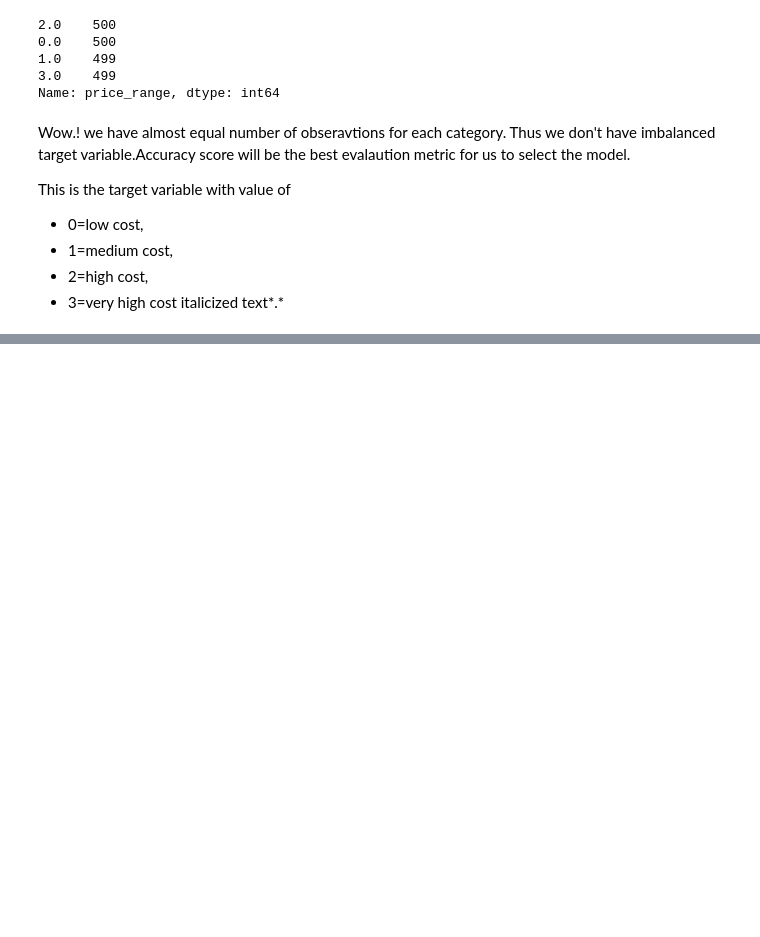
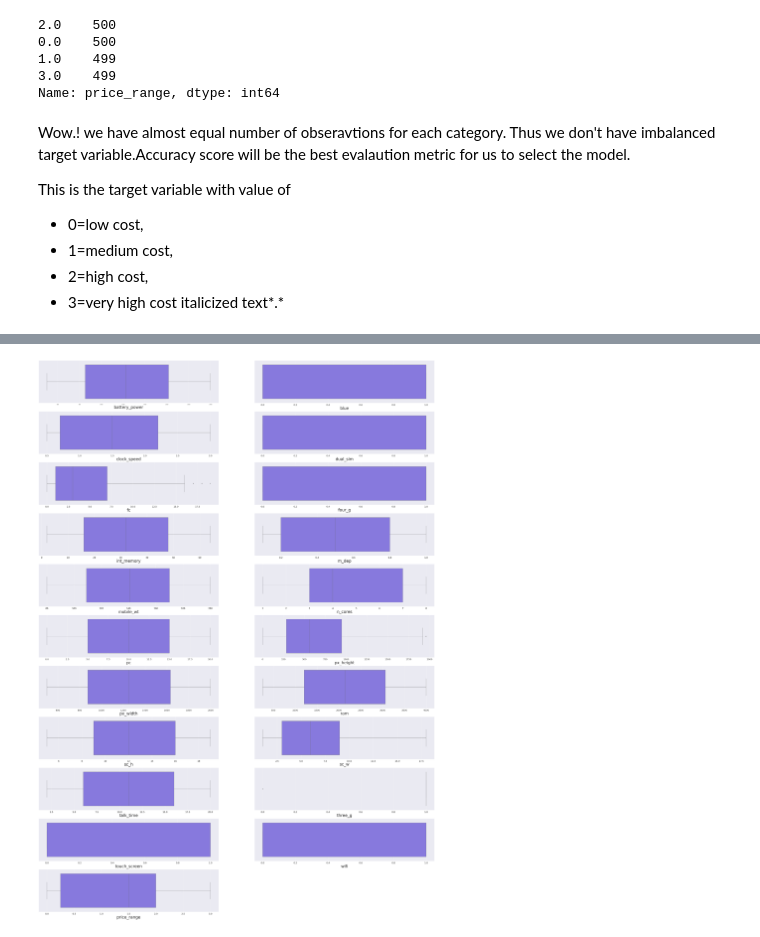
Before and after one commit to Sriharish19/Mobile_price_classification_ml_model, a Jupyter notebook: SH_Mobile_price_range_classification_ml.ipynb, the cells around one changed output, grey strips where cells are left out. Drawn from its saved outputs; the diff is of its cells as text; code cells hidden in the pictures; blank space fills up the shorter version.

```diff
--- a/SH_Mobile_price_range_classification_ml.ipynb
+++ b/SH_Mobile_price_range_classification_ml.ipynb
@@ -262,0 +263,2 @@ plt.show()
+# %%
+columns=df.columns
@@ -262,0 +273,12 @@ plt.show()
+# %%
+# Box plot to detect outliers
+lst_box = columns
+plt.figure(figsize = (70,100))
+sns.set_theme()
+for i in enumerate(lst_box):
+    plt.subplot(11, 2,i[0]+1)
+    sns.set(font_scale = 2)
+    sns.boxplot(df[i[1]],color='mediumslateblue')
+    plt.xlabel(i[1],fontsize=40)
+# %% [output]
+[figure, added]
```
Also changed, not shown: parts of 6 cells of this notebook.
